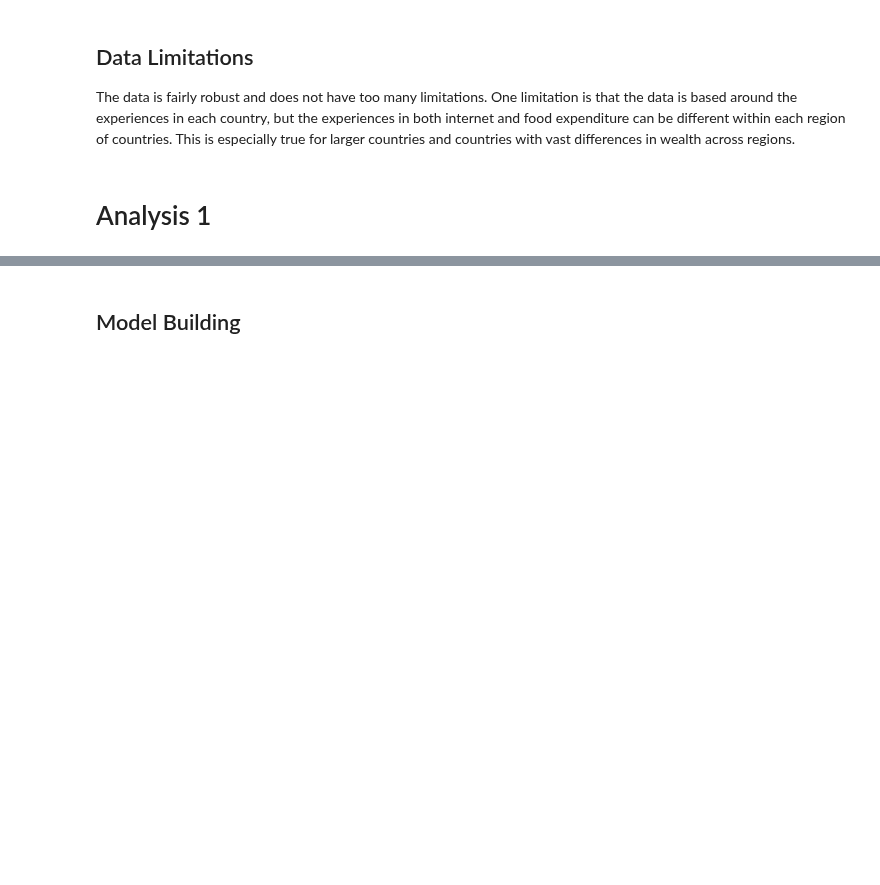
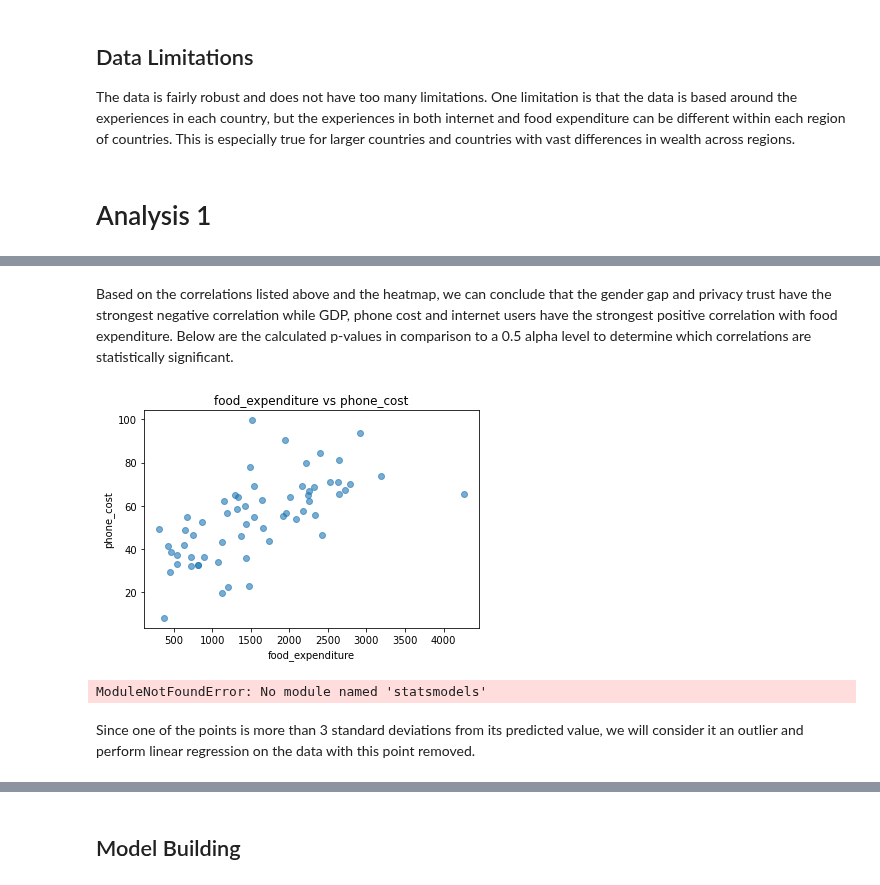
Before and after one commit to tklausner/info2950-project, a Jupyter notebook: Final_Report.ipynb, the cells around one changed output, grey strips where cells are left out. Cells and saved outputs as stored; diff of their text form; code cells hidden in the pictures; blank space fills up the shorter version.

Commit message:
Add files via upload
reorganized analysis 1 and 2, added paragraph for an explanation of analysis 1

```diff
--- a/Final_Report.ipynb
+++ b/Final_Report.ipynb
@@ -114,0 +142,2 @@ The data is fairly robust and does not have too many limitations. One limitation
+# %% [markdown]
+Based on the correlations listed above and the heatmap, we can conclude that the gender gap and privacy trust have the strongest negative correlation while GDP, phone cost and internet users have the strongest positive correlation with food expenditure. Below are the calculated p-values in comparison to a 0.5 alpha level to determine which correlations are statistically significant.
@@ -114,0 +176,10 @@ The data is fairly robust and does not have too many limitations. One limitation
+# %%
+# Regression analysis for phone cost
+plotreg(if_data, 'food_expenditure', 'phone_cost')
+# %% [output]
+[figure, added]
+# %%
+import statsmodels.api as sm
+model_pc = sm.OLS(phone_cost, food_expend).fit()
+# %% [output]
+ModuleNotFoundError: No module named 'statsmodels'
@@ -114,0 +188,2 @@ The data is fairly robust and does not have too many limitations. One limitation
+# %% [markdown]
+Since one of the points is more than 3 standard deviations from its predicted value, we will consider it an outlier and perform linear regression on the data with this point removed.
```
Also changed, not shown: parts of 29 cells of this notebook.
